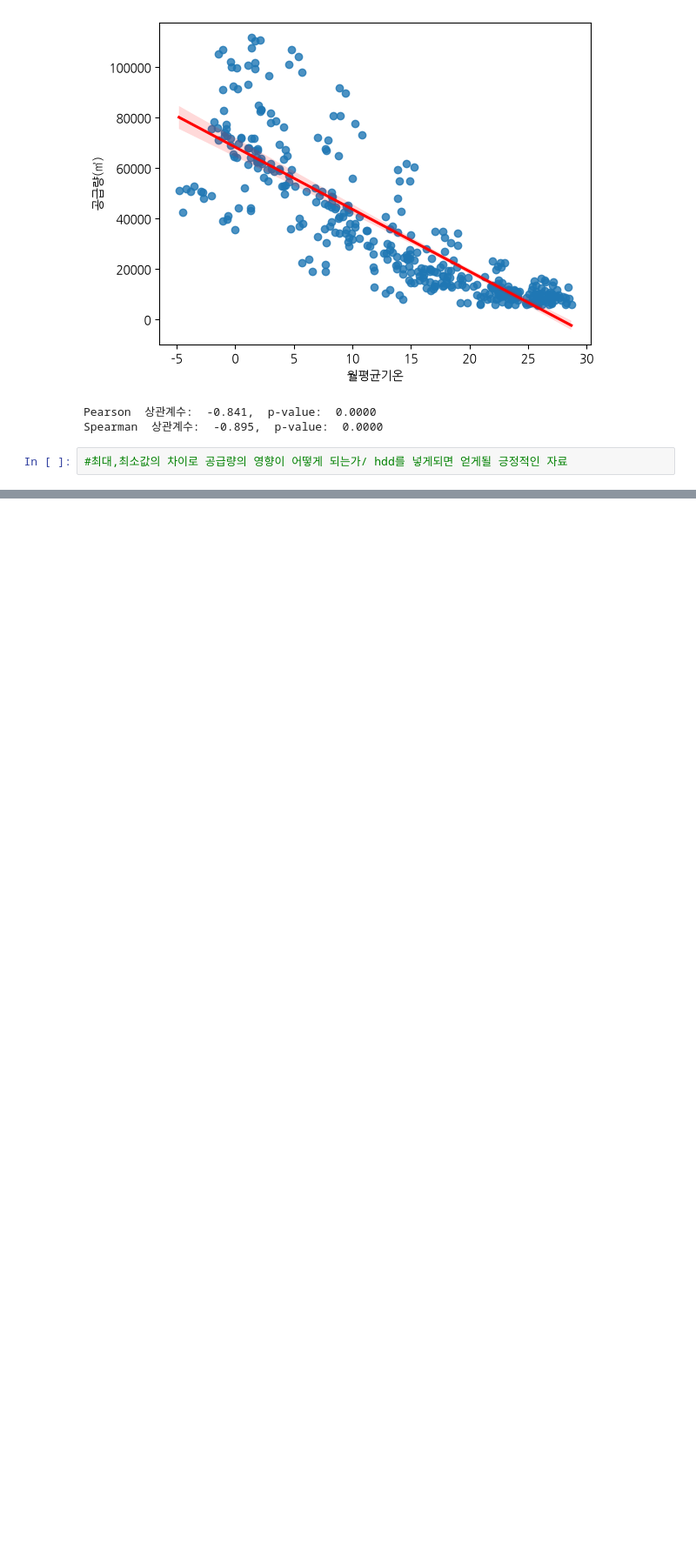
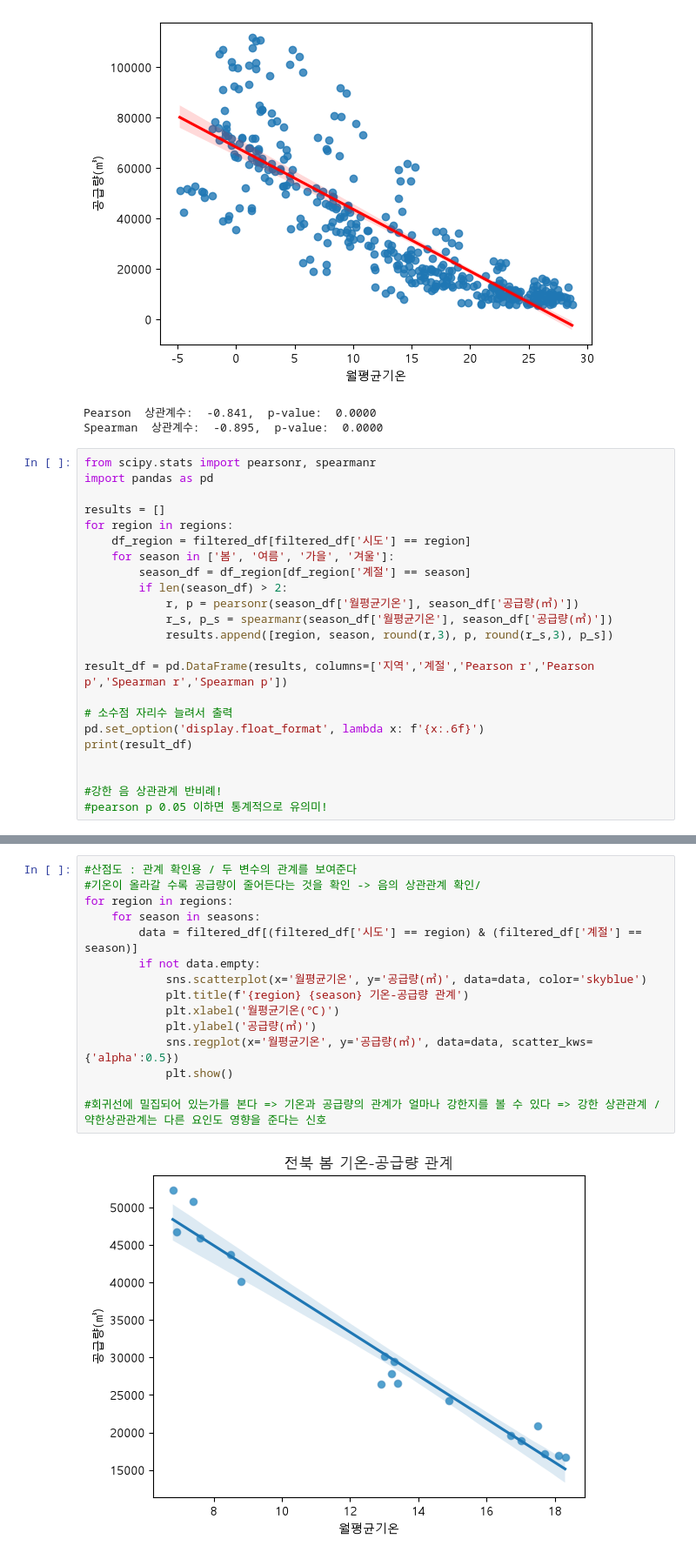
Before and after one commit to rabo1226/workspace_python, a Jupyter notebook: 머신러닝/프로젝트2/가스_인구_기온_통합_data.ipynb, the cells around one changed output, grey strips where cells are left out. Shown at 87% size. Cells and saved outputs as stored; diff of their text form; blank space fills up the shorter version.

```diff
--- a/머신러닝/프로젝트2/가스_인구_기온_통합_data.ipynb
+++ b/머신러닝/프로젝트2/가스_인구_기온_통합_data.ipynb
@@ -173,4 +210,25 @@ print(f"Spearman  상관계수:  {r_s:.3f},  p-value:  {p_s:.4f}")
 Pearson  상관계수:  -0.841,  p-value:  0.0000
 Spearman  상관계수:  -0.895,  p-value:  0.0000
 # %%
-#최대,최소값의 차이로 공급량의 영향이 어떻게 되는가/ hdd를 넣게되면 얻게될 긍정적인 자료
+from scipy.stats import pearsonr, spearmanr
+import pandas as pd
+
+results = []
+for region in regions:
+    df_region = filtered_df[filtered_df['시도'] == region]
+    for season in ['봄', '여름', '가을', '겨울']:
+        season_df = df_region[df_region['계절'] == season]
+        if len(season_df) > 2:
+            r, p = pearsonr(season_df['월평균기온'], season_df['공급량(㎥)'])
+            r_s, p_s = spearmanr(season_df['월평균기온'], season_df['공급량(㎥)'])
+            results.append([region, season, round(r,3), p, round(r_s,3), p_s])
+
+result_df = pd.DataFrame(results, columns=['지역','계절','Pearson r','Pearson p','Spearman r','Spearman p'])
+
+# 소수점 자리수 늘려서 출력
+pd.set_option('display.float_format', lambda x: f'{x:.6f}')
+print(result_df)
+
+
+#강한 음 상관관계 반비례!
+#pearson p 0.05 이하면 통계적으로 유의미!
@@ -176,0 +253,17 @@ Spearman  상관계수:  -0.895,  p-value:  0.0000
+# %%
+#산점도 : 관계 확인용 / 두 변수의 관계를 보여준다
+#기온이 올라갈 수록 공급량이 줄어든다는 것을 확인 -> 음의 상관관계 확인/
+for region in regions:
+    for season in seasons:
+        data = filtered_df[(filtered_df['시도'] == region) & (filtered_df['계절'] == season)]
+        if not data.empty:
+            sns.scatterplot(x='월평균기온', y='공급량(㎥)', data=data, color='skyblue')
+            plt.title(f'{region} {season} 기온-공급량 관계')
+            plt.xlabel('월평균기온(℃)')
+            plt.ylabel('공급량(㎥)')
+            sns.regplot(x='월평균기온', y='공급량(㎥)', data=data, scatter_kws={'alpha':0.5})
+            plt.show()
+
+#회귀선에 밀집되어 있는가를 본다 => 기온과 공급량의 관계가 얼마나 강한지를 볼 수 있다 => 강한 상관관계 / 약한상관관계는 다른 요인도 영향을 준다는 신호
+# %% [output]
+[figure, added]
```
Also changed, not shown: parts of 10 cells of this notebook, 1 other file.
